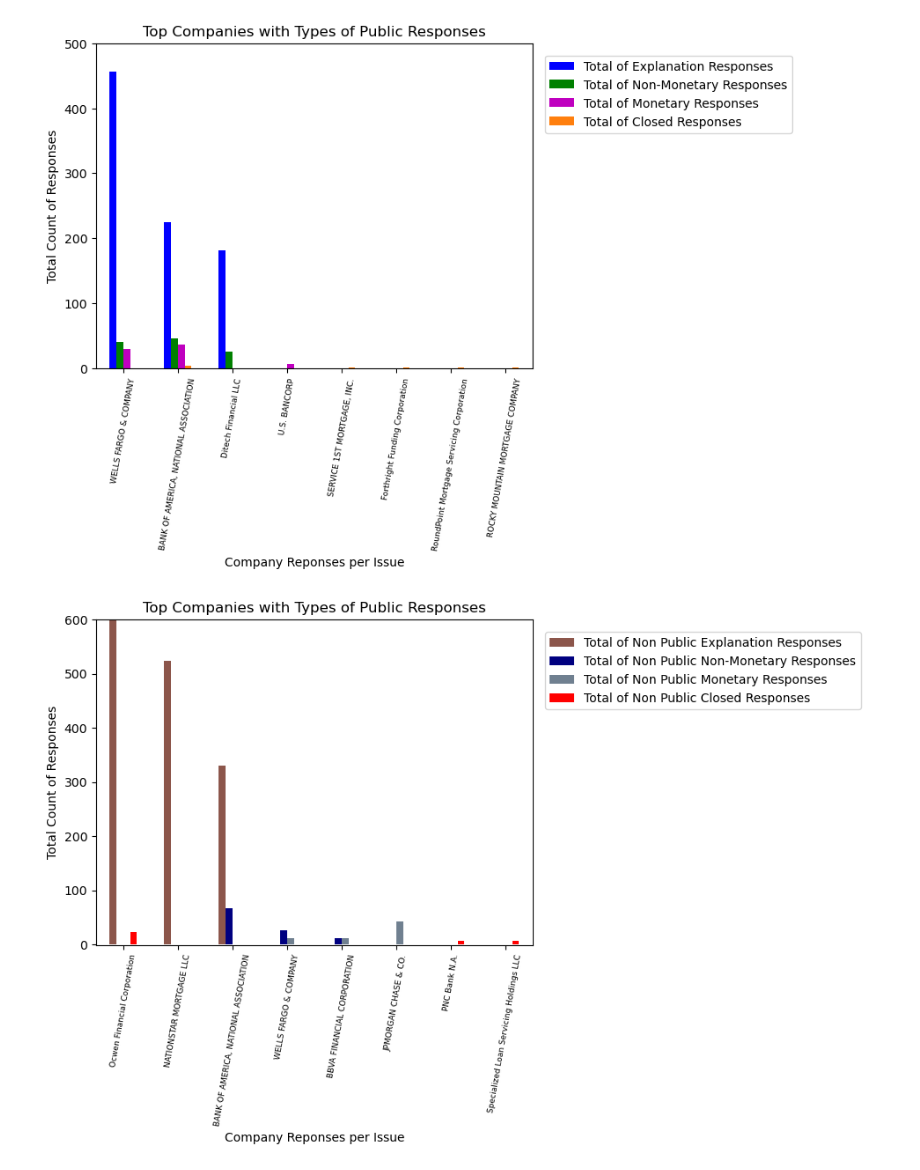
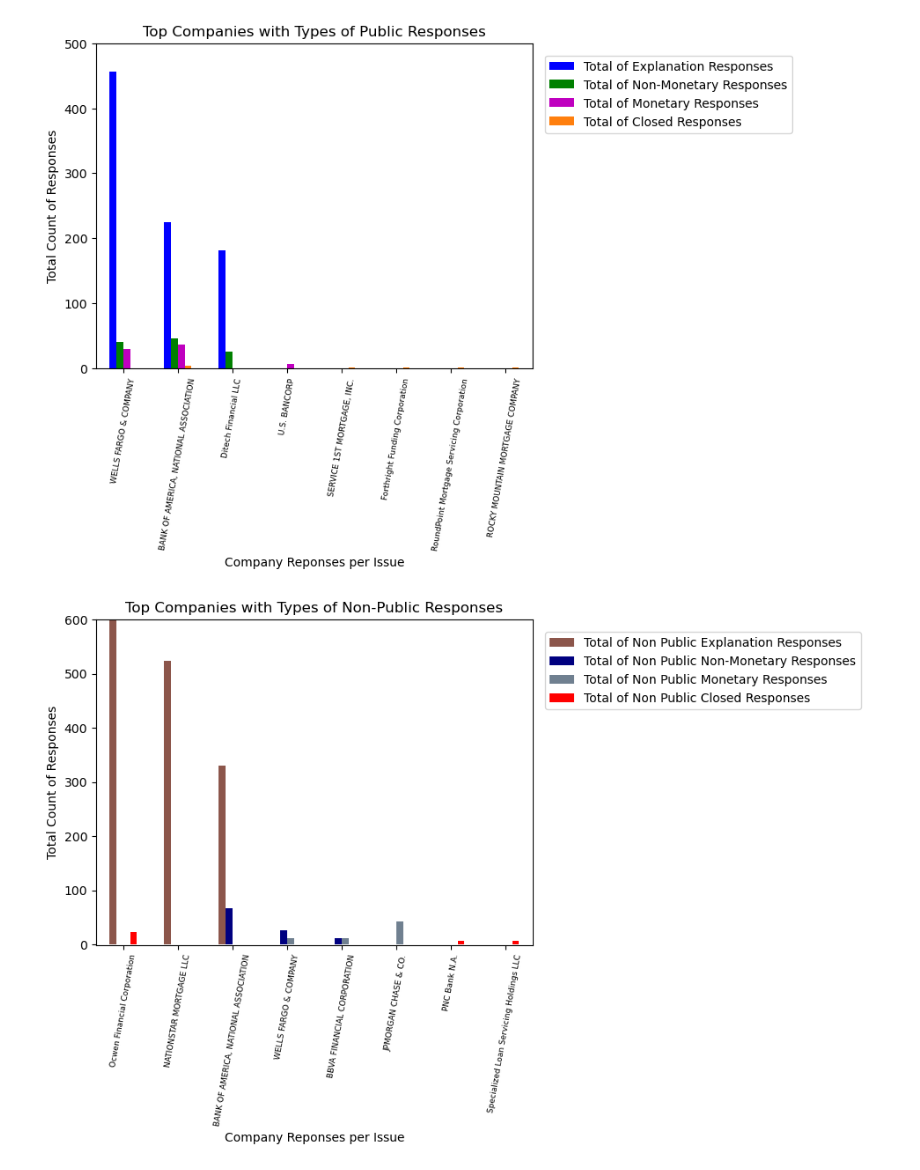
Before and after one commit to carlosvalenciano/Customer-Complaints, a Jupyter notebook: customer-complaints_jodee.ipynb, the cells around one changed output. Drawn from its saved outputs; the diff is of its cells as text; code cells hidden in the pictures.

```diff
--- a/customer-complaints_jodee.ipynb
+++ b/customer-complaints_jodee.ipynb
@@ -1225,14 +1225,14 @@ plt.savefig('Public_Issue_per_Company_Reponse_Data.png')
 # %%
 #CARLOS END
 #Plotting Top 3 Public and NonPublic response Companies
 non_issues_top3_merge_df.plot(kind="bar",  color=["tab:brown", "navy", "slategrey", "r"])
 plt.xticks(rotation=80, fontsize=6.5,horizontalalignment="center")
-plt.title("Top Companies with Types of Public Responses")
+plt.title("Top Companies with Types of Non-Public Responses")
 plt.xlabel("Company Reponses per Issue")
 plt.ylabel("Total Count of Responses")
 plt.legend(bbox_to_anchor=(1, 1), loc='upper left', borderaxespad=1)
 plt.ylim(-1, 600)
 
 plt.savefig('NonPublic_Issue_per_Company_Reponse_Data.png')
 # %% [output]
-[figure, old version]
+[figure, new version]
```
Also changed, not shown: 2 other files.
